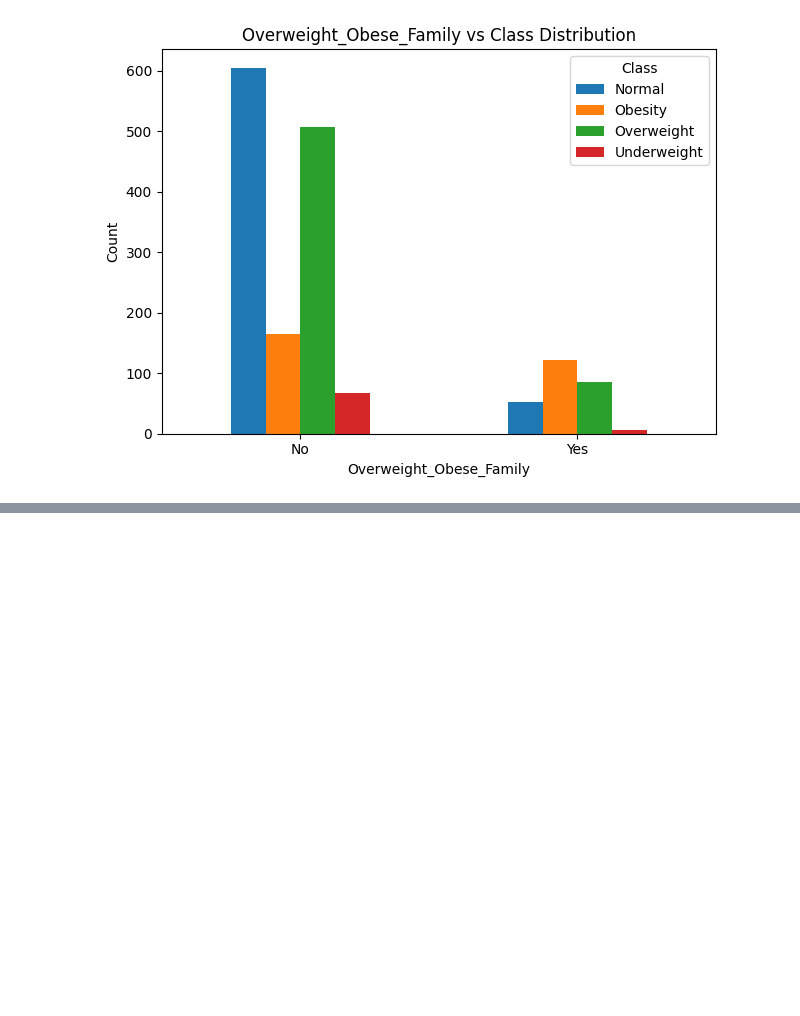
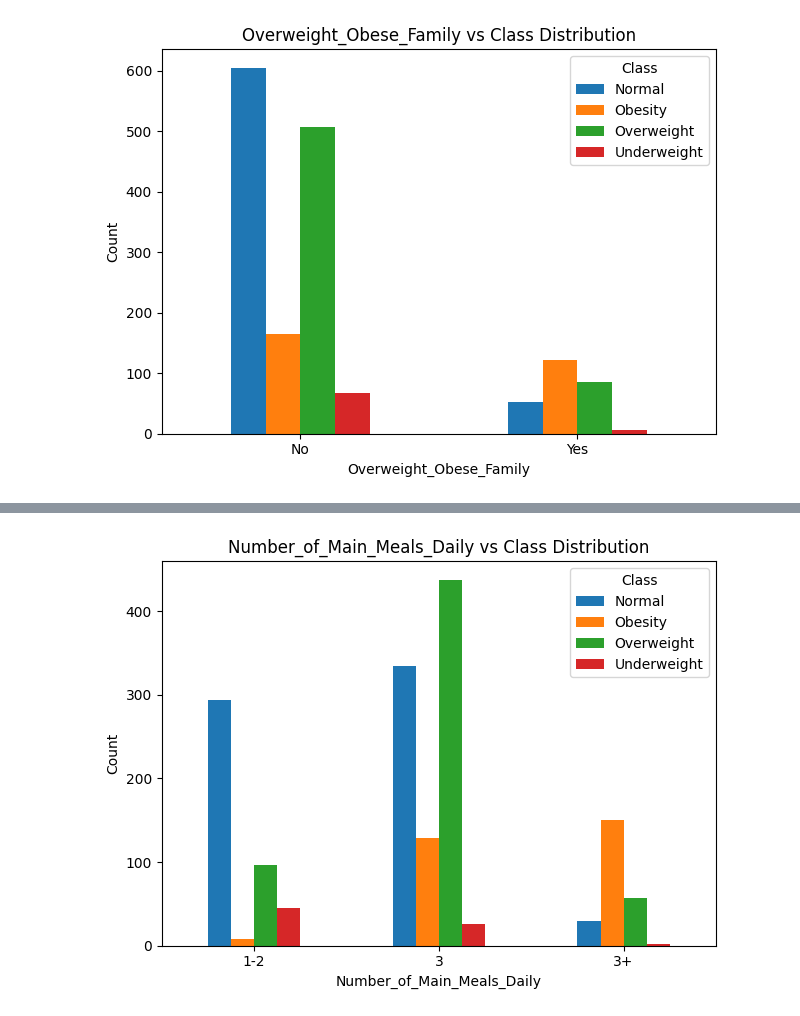
Before and after one commit to Shdhz/Obesity-Check, a Jupyter notebook: data_obes.ipynb, the cells around one changed output, grey strips where cells are left out. Saved outputs shown, nothing was run; the diff lists cells and outputs as text; code cells hidden in the pictures; blank space fills up the shorter version.

```diff
--- a/data_obes.ipynb
+++ b/data_obes.ipynb
@@ -187,0 +219,22 @@ plt.show()
+# %%
+# jumlah makanan utama setiap hari
+df_2['Number_of_Main_Meals_Daily'] = df_2['Number_of_Main_Meals_Daily'].replace({1: '1-2', 2: '3', 3: '3+'})
+fam_class_counts = pd.crosstab(df_2['Number_of_Main_Meals_Daily'], df_2['Class'])
+
+
+fam_class_counts.plot(kind='bar', stacked=False)
+
+plt.title('Number_of_Main_Meals_Daily vs Class Distribution')
+plt.xlabel('Number_of_Main_Meals_Daily')
+plt.ylabel('Count')
+plt.xticks(rotation=0)
+
+# Menyusun legend dalam urutan tertentu
+handles, labels = plt.gca().get_legend_handles_labels()
+order = [labels.index(c) for c in ['Underweight', 'Normal', 'Overweight', 'Obesity']]
+plt.legend([handles[i] for i in order], [labels[i] for i in order], title='Class')
+
+plt.tight_layout()
+plt.show()
+# %% [output]
+[figure, added]
```
Also changed, not shown: parts of 15 cells of this notebook.
